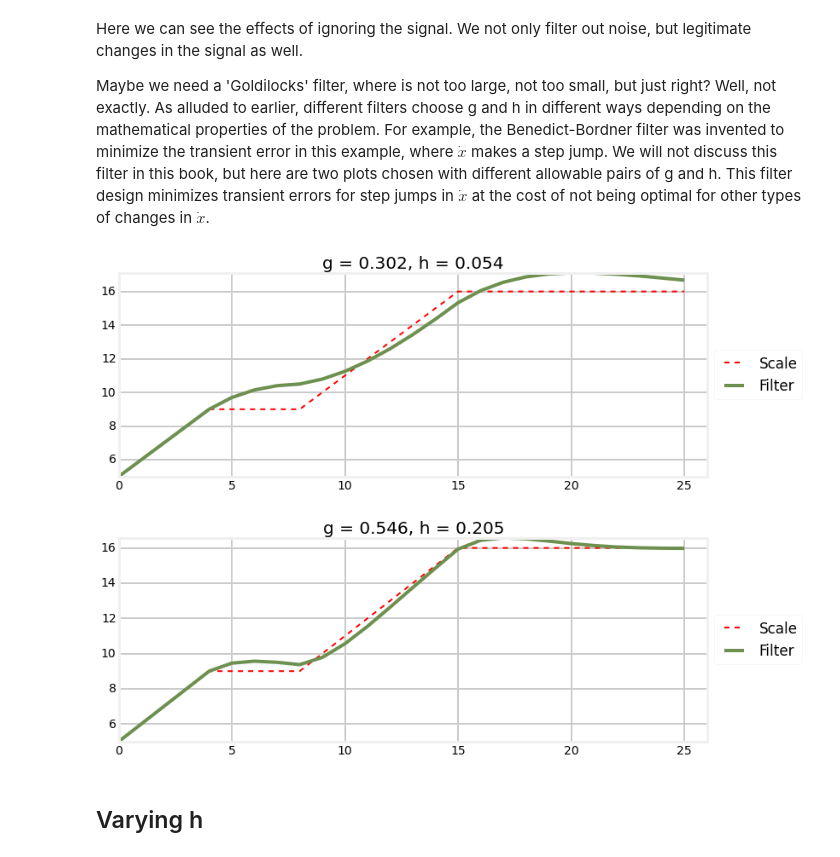
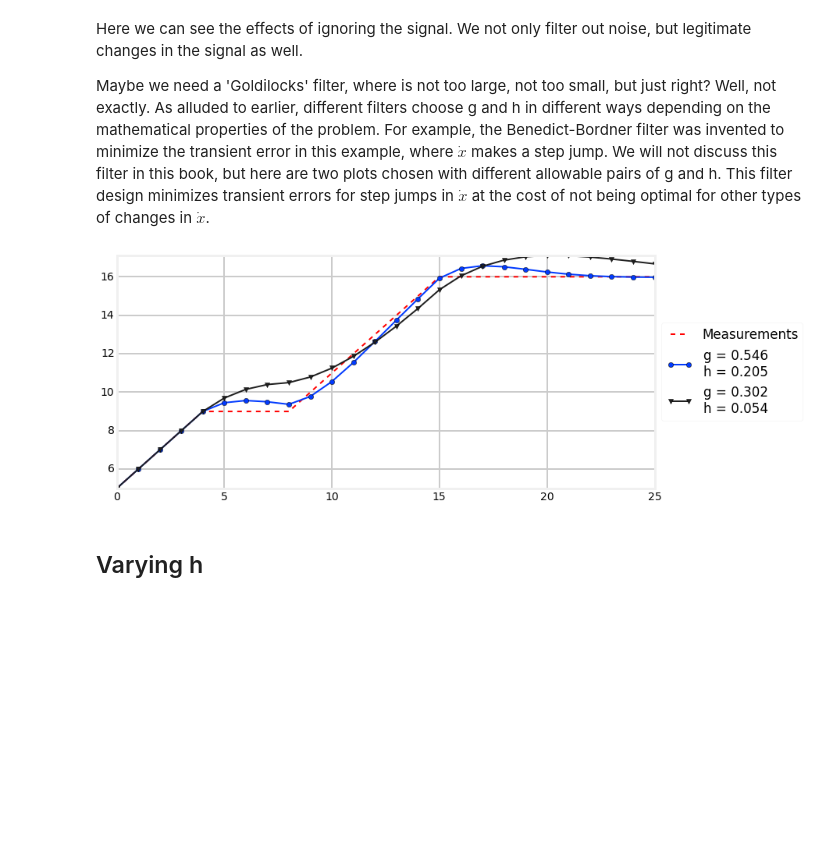
Before and after one commit to rlabbe/Kalman-and-Bayesian-Filters-in-Python, a Jupyter notebook: 01_g-h_filter.ipynb, the cells around one changed output. Drawn from its saved outputs; the diff is of its cells as text; code cells hidden in the pictures; blank space fills up the shorter version.

```diff
--- a/01_g-h_filter.ipynb
+++ b/01_g-h_filter.ipynb
@@ -552,14 +548,16 @@ Maybe we need a 'Goldilocks' filter, where is not too large, not too small, but
 # %%
 zs = [5,6,7,8,9,9,9,9,9,10,11,12,13,14,15,16,16,16,16,16,16,16,16,16,16,16]
 
-data1 = g_h_filter(data=zs, x0=4., dx=1., dt=1., g=.302, h=0.054)
-data2 = g_h_filter(data=zs, x0=4., dx=1., dt=1., g=.546, h=0.205)
+data1 = g_h_filter(data=zs, x0=4., dx=1., dt=1., g=.302, h=.054)
+data2 = g_h_filter(data=zs, x0=4., dx=1., dt=1., g=.546, h=.205)
 
-plot_g_h_results(zs, data1, 'g = 0.302, h = 0.054')
-plot_g_h_results(zs, data2, 'g = 0.546, h = 0.205')
+with book_format.figsize(y=5):
+    book_plots.plot_measurements(zs)
+    book_plots.plot_filter(data2, label='g = 0.546\nh = 0.205', marker='o', lw=2)
+    book_plots.plot_filter(data1, label='g = 0.302\nh = 0.054', marker='v', lw=2)
+    book_plots.show_legend()
 # %% [output]
-[figure, old version]
+[figure, new version]
-[figure, removed]
 # %% [markdown]
 ## Varying h
 # %% [markdown]
```
Also changed, not shown: parts of 26 cells of this notebook, 10 other files.
